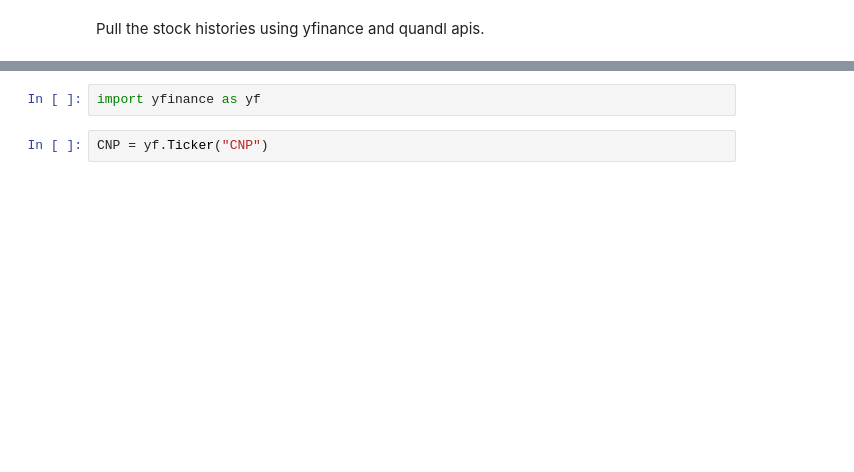
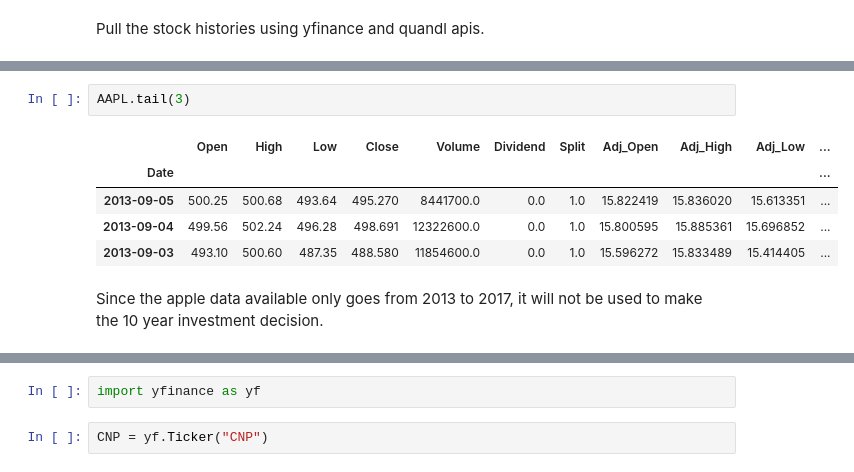
Before and after one commit to samokoye/DataScienceGuidedCapstone, a Jupyter notebook: Capstone_2_Ten_Year_Investment_Data Wrangling.ipynb, the cells around one changed output, grey strips where cells are left out. Saved outputs shown, nothing was run; the diff lists cells and outputs as text; blank space fills up the shorter version.

```diff
--- a/Capstone_2_Ten_Year_Investment_Data Wrangling.ipynb
+++ b/Capstone_2_Ten_Year_Investment_Data Wrangling.ipynb
@@ -52,0 +153,10 @@ AAPL.shape
+# %%
+AAPL.tail(3)
+# %% [output]
+|  | Open | High | Low | Close | Volume | Dividend | Split | Adj_Open | Adj_High | Adj_Low | ... |
+| Date |  |  |  |  |  |  |  |  |  |  | ... |
+| 2013-09-05 | 500.25 | 500.68 | 493.64 | 495.270 | 8441700.0 | 0.0 | 1.0 | 15.822419 | 15.836020 | 15.613351 | ... |
+| 2013-09-04 | 499.56 | 502.24 | 496.28 | 498.691 | 12322600.0 | 0.0 | 1.0 | 15.800595 | 15.885361 | 15.696852 | ... |
+| 2013-09-03 | 493.10 | 500.60 | 487.35 | 488.580 | 11854600.0 | 0.0 | 1.0 | 15.596272 | 15.833489 | 15.414405 | ... |
+# %% [markdown]
+Since the apple data available only goes from 2013 to 2017, it will not be used to make the 10 year investment decision.
```
Also changed, not shown: parts of 81 cells of this notebook.
